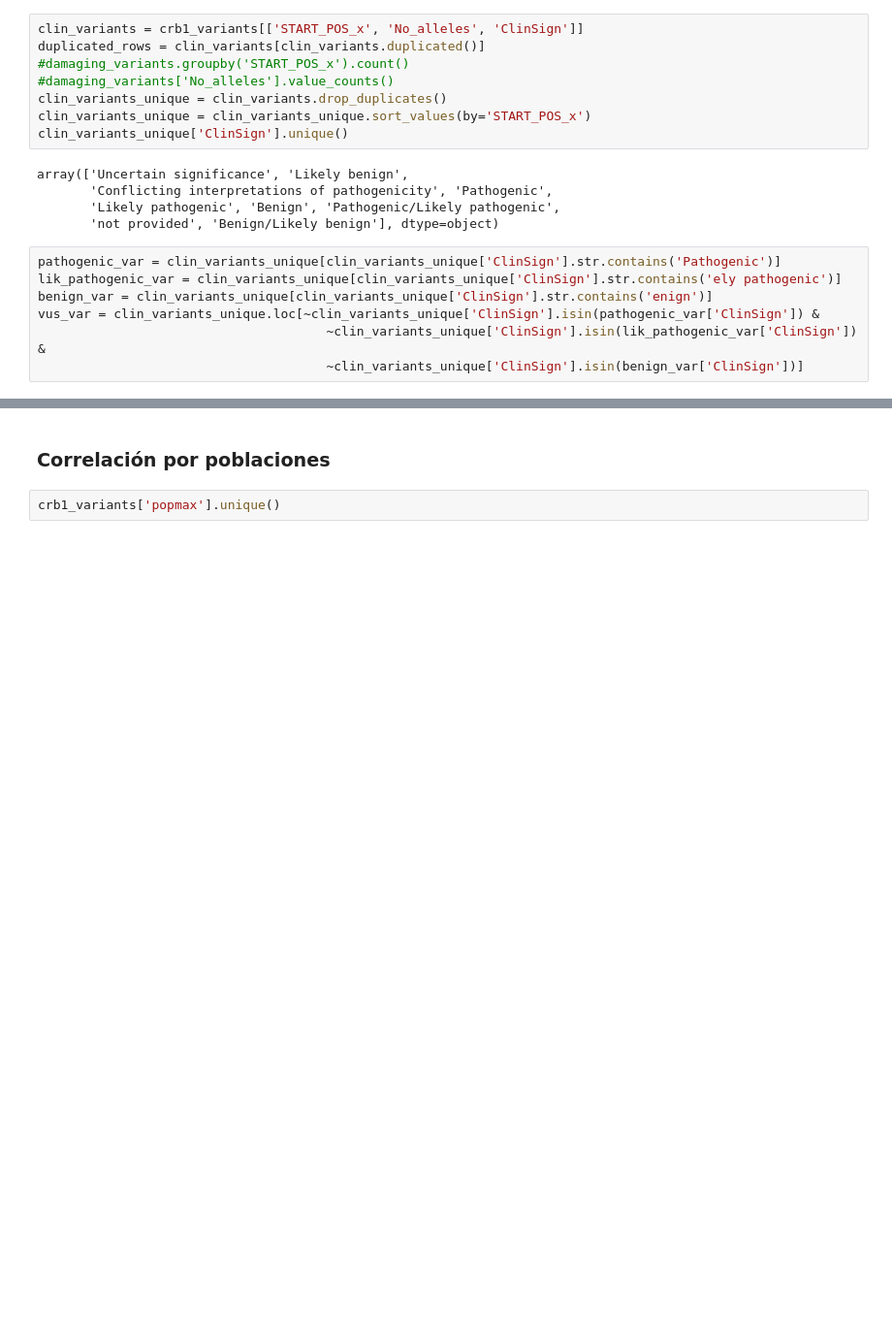
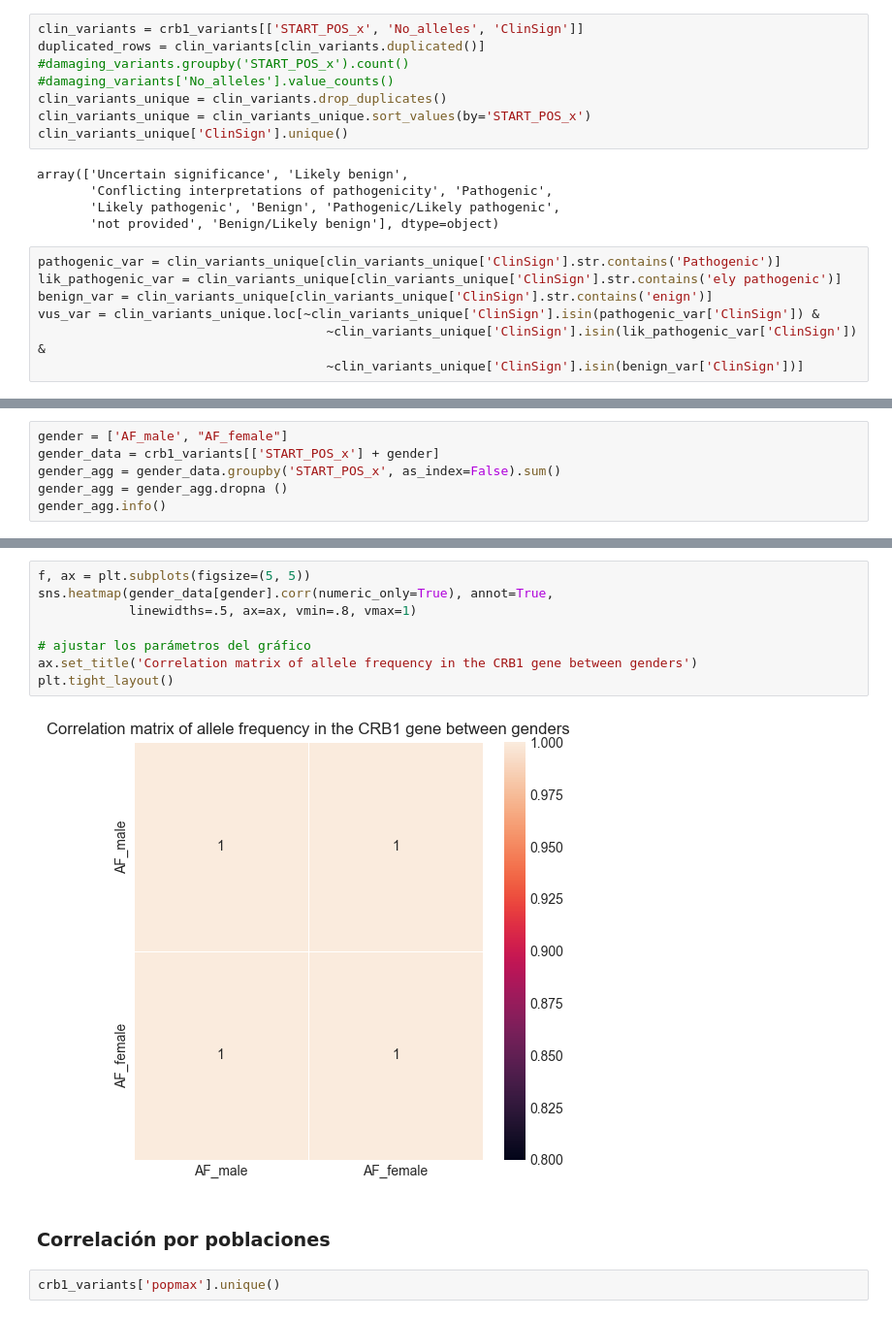
Before and after one commit to crodilla/Data_Analyst, a Jupyter notebook: gnomad_eda/src/gnomad.ipynb, the cells around one changed output, grey strips where cells are left out. Shown at 97% size. Saved outputs shown, nothing was run; the diff lists cells and outputs as text; blank space fills up the shorter version.

```diff
--- a/gnomad_eda/src/gnomad.ipynb
+++ b/gnomad_eda/src/gnomad.ipynb
@@ -299,0 +301,6 @@ plt.gcf().set_size_inches((20, 5))
+# %%
+gender = ['AF_male', "AF_female"]
+gender_data = crb1_variants[['START_POS_x'] + gender]
+gender_agg = gender_data.groupby('START_POS_x', as_index=False).sum()
+gender_agg = gender_agg.dropna ()
+gender_agg.info()
@@ -300,3 +318,13 @@ plt.gcf().set_size_inches((20, 5))
+# %%
+f, ax = plt.subplots(figsize=(5, 5))
+sns.heatmap(gender_data[gender].corr(numeric_only=True), annot=True,
+            linewidths=.5, ax=ax, vmin=.8, vmax=1)
+
+# ajustar los parámetros del gráfico
+ax.set_title('Correlation matrix of allele frequency in the CRB1 gene between genders')
+plt.tight_layout()
+# %% [output]
+[figure, added]
 # %% [markdown]
 ### Correlación por poblaciones
 # %%
```
Also changed, not shown: parts of 24 cells of this notebook, 3 other files.
